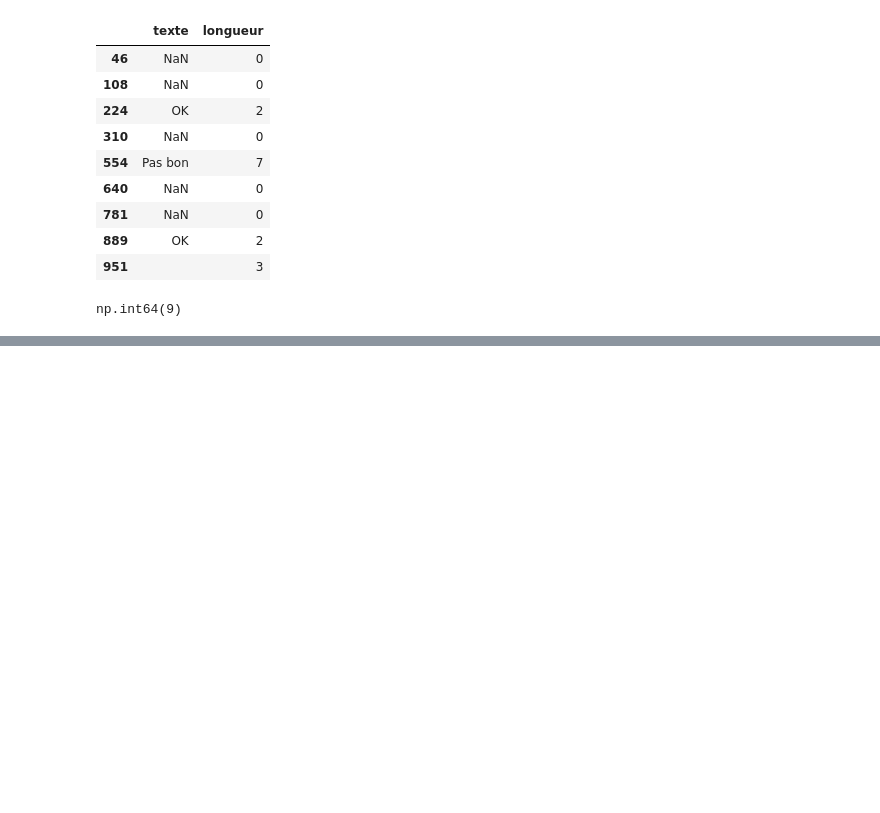
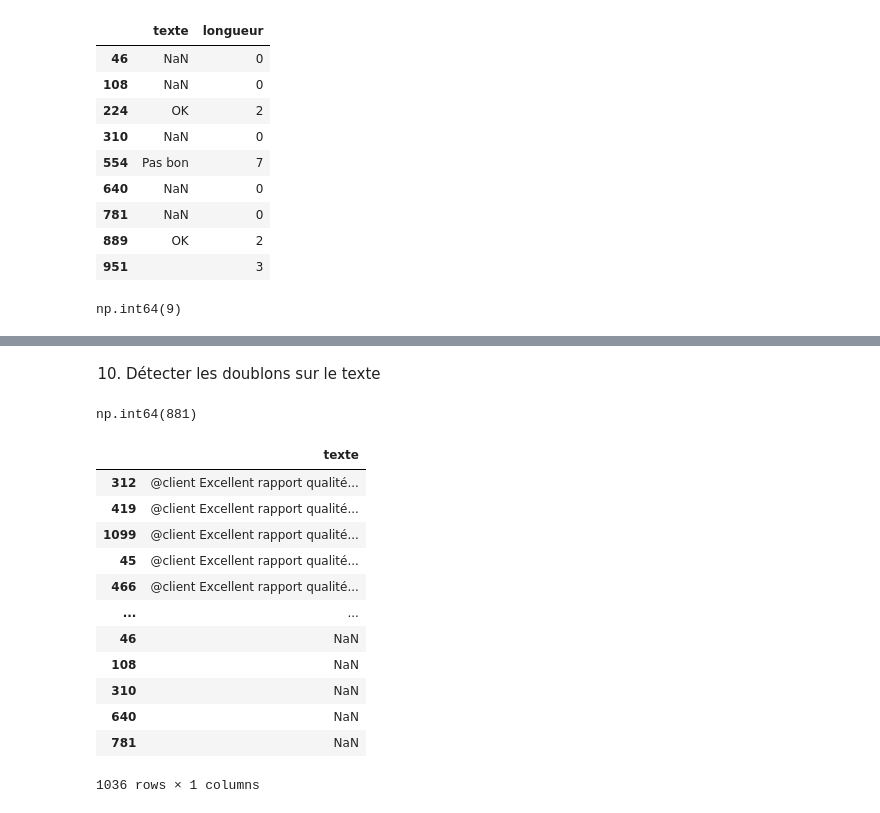
Before and after one commit to khadidiatoungom4-ai/Atelier_prepa_donnees_textuelles, a Jupyter notebook: notebooks/atelier_prepa_donnees_textuelles.ipynb, the cells around one changed output, grey strips where cells are left out. Cells and saved outputs as stored; diff of their text form; code cells hidden in the pictures; blank space fills up the shorter version.

Commit message:
Partie 1 – Exploration du corpus: Detection des textes vides et des doublons

```diff
--- a/notebooks/atelier_prepa_donnees_textuelles.ipynb
+++ b/notebooks/atelier_prepa_donnees_textuelles.ipynb
@@ -557,0 +573,25 @@ np.int64(9)
+# %% [markdown]
+10) Détecter les doublons sur le texte
+# %%
+df["texte"].duplicated().sum()
+# %% [output]
+np.int64(881)
+# %%
+df.loc[
+    df["texte"].duplicated(keep=False),
+    ["texte"]
+].sort_values("texte")
+# %% [output]
+|  | texte |
+| 312 | @client Excellent rapport qualité... |
+| 419 | @client Excellent rapport qualité... |
+| 1099 | @client Excellent rapport qualité... |
+| 45 | @client Excellent rapport qualité... |
+| 466 | @client Excellent rapport qualité... |
+| ... | ... |
+| 46 | NaN |
+| 108 | NaN |
+| 310 | NaN |
+| 640 | NaN |
+| 781 | NaN |
+1036 rows × 1 columns
```
Also changed, not shown: parts of 2 cells of this notebook.
